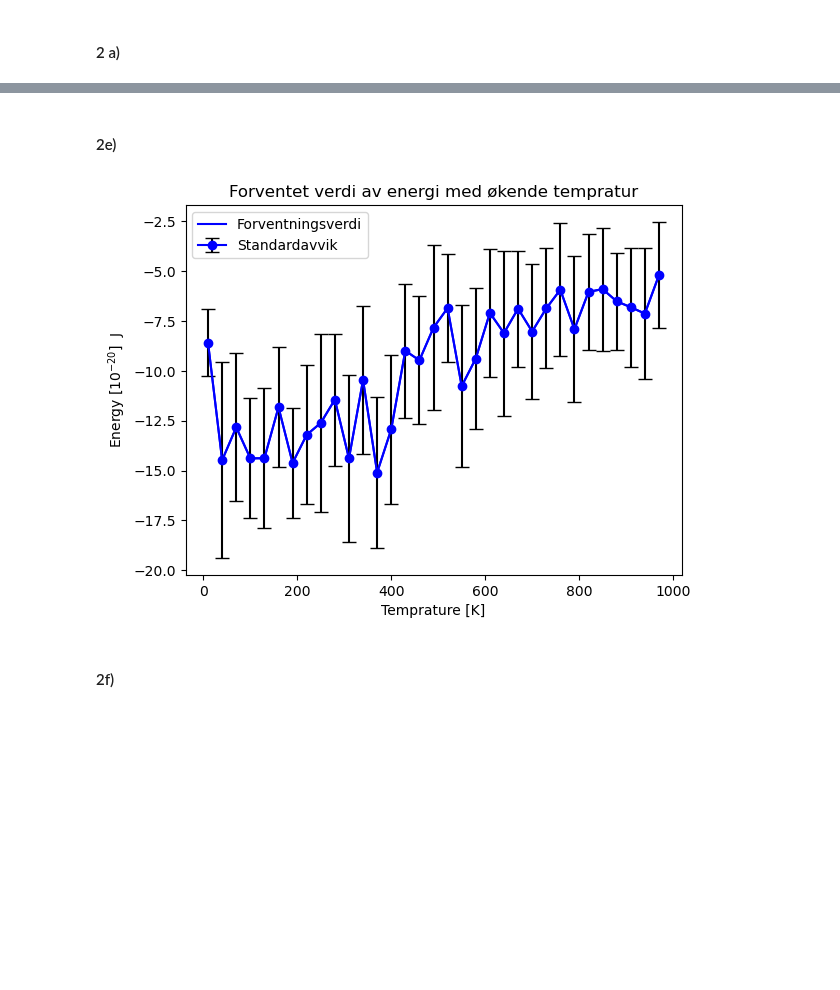
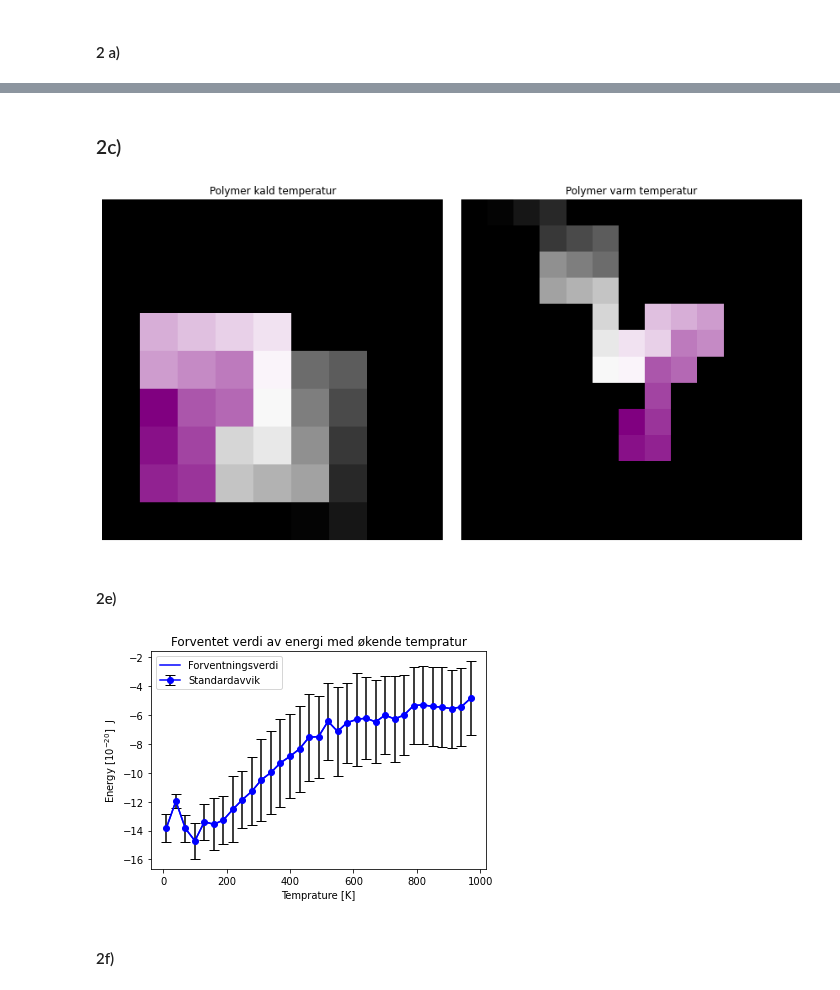
Before and after one commit to villi02/TMA4320-Introduksjon-til-vitenskapelige-beregninger-prosjekter, a Jupyter notebook: oppgave.ipynb, the cells around one changed output, grey strips where cells are left out. Saved outputs shown, nothing was run; the diff lists cells and outputs as text; code cells hidden in the pictures; blank space fills up the shorter version.

```diff
--- a/oppgave.ipynb
+++ b/oppgave.ipynb
@@ -465,35 +461,87 @@ display_polymer(polymer_array_v)
+# %% [markdown]
+### 2c)
+# %%
+def display_polymer_side_by_side(polymer_list1: list[int], polymer_list2: list[int]) -> None:
+    """
+    Rewrote the display_polymer function to display two polymers side by side to increase readability.
+
+    In order to simpliefy the automatic grid sizing a subfunction for this purpose is an easy solution
+    """
+    def plot_polymer(ax, polymer_list):
+        max_x = max(abs(x) for _, x in polymer_list)
+        max_y = max(abs(y) for y, _ in polymer_list)
+        max_extent = max(max_x, max_y)
+
+        grid_size = 2 * max_extent + 1
+
+        X, Y = np.meshgrid(range(-max_extent, max_extent + 1), range(-max_extent, max_extent + 1))
+        Z = np.zeros(X.shape)
+
+        for i, (y, x) in enumerate(polymer_list):
+            intensity = (i / (len(polymer_list) - 1)) * 0.99 + 0.01
+            adjusted_x = x + max_extent
+            adjusted_y = y + max_extent
+            Z[adjusted_y, adjusted_x] = intensity
+
+        cmap = matplotlib.colors.LinearSegmentedColormap.from_list("", ["black", "white", "purple"])
+
+        ax.pcolormesh(X, Y, Z, cmap=cmap, shading='auto')
+        ax.set_aspect('equal', adjustable='box')
+        ax.axis('off')
+
+    # Create a 1x2 subplot layout
+    fig, axes = plt.subplots(1, 2, figsize=(12, 6))
+
+    # Display the first polymer on the left subplot
+    plot_polymer(axes[0], polymer_list1)
+    axes[0].set_title('Polymer kald temperatur')
+
+    # Display the second polymer on the right subplot
+    plot_polymer(axes[1], polymer_list2)
+    axes[1].set_title('Polymer varm temperatur')
+
+    # Adjust layout for better spacing
+    plt.tight_layout()
+
+    # Show the plots
+    plt.show()
+
+
+display_polymer_side_by_side(polymer_array_k, polymer_array_v)
+# %% [output]
+[figure, added]
 # %% [markdown]
 #### 2e)
 # %%
 def excpected_energy(N: int, N_s: int, V_matrix: list[int]) -> (list[float], list[float], list[float]):
     """
     Function that calculates expected energy, and its standard deviation
     param N: length of polymer
     param N_s: attempted rotations
     param V_matrix: matrix with values of energy
     """
     temprature = np.arange(10,1000, 30) #creates array with temprature
     polymer1 = create_polymer(N) #creates polymer with length N
     expected = []
     deviation = []
     for i in temprature:
         _, energy_array = algorithm2(polymer1, N_s, V_matrix,i)
         energy_array[:1000] #exlude first 1000 simulations
         expected.append(np.mean(energy_array))
         deviation.append(np.std(energy_array))
     return expected, deviation, temprature
 N = 30
-N_s = 500
+N_s = 5000
 expected, deviation, temprature = excpected_energy(N, N_s, create_V_matrix(N,-1))
 plt.plot(temprature,expected, label= "Forventningsverdi", color = "b")
 plt.errorbar(temprature,expected ,  yerr= (deviation), fmt='-o', color = "b", ecolor = "black",capsize=5, label='Standardavvik')
 plt.title("Forventet verdi av energi med økende tempratur")
 plt.xlabel("Temprature [K]")
 plt.ylabel(r'Energy [$10^{-20}$]  J')
 plt.legend()
 plt.show()
 # %% [output]
-[figure, old version]
+[figure, new version]
 # %% [markdown]
 #### 2f)
 # %%
```
Also changed, not shown: parts of 7 cells of this notebook.
